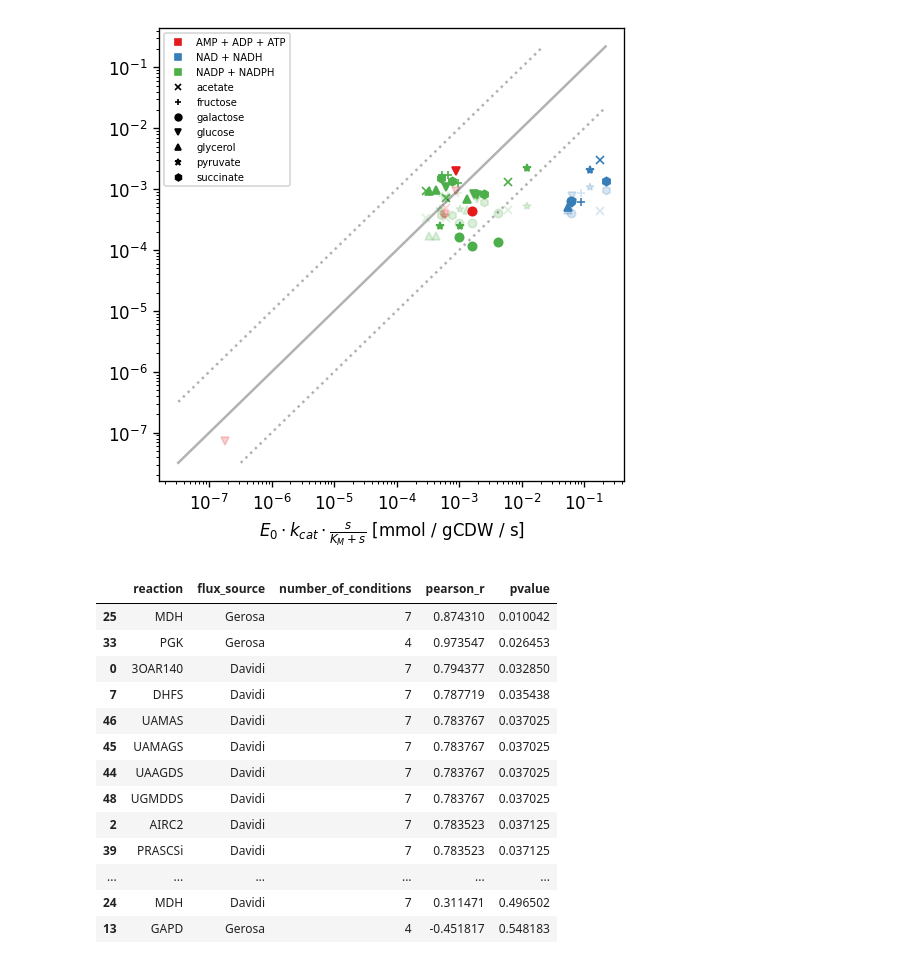
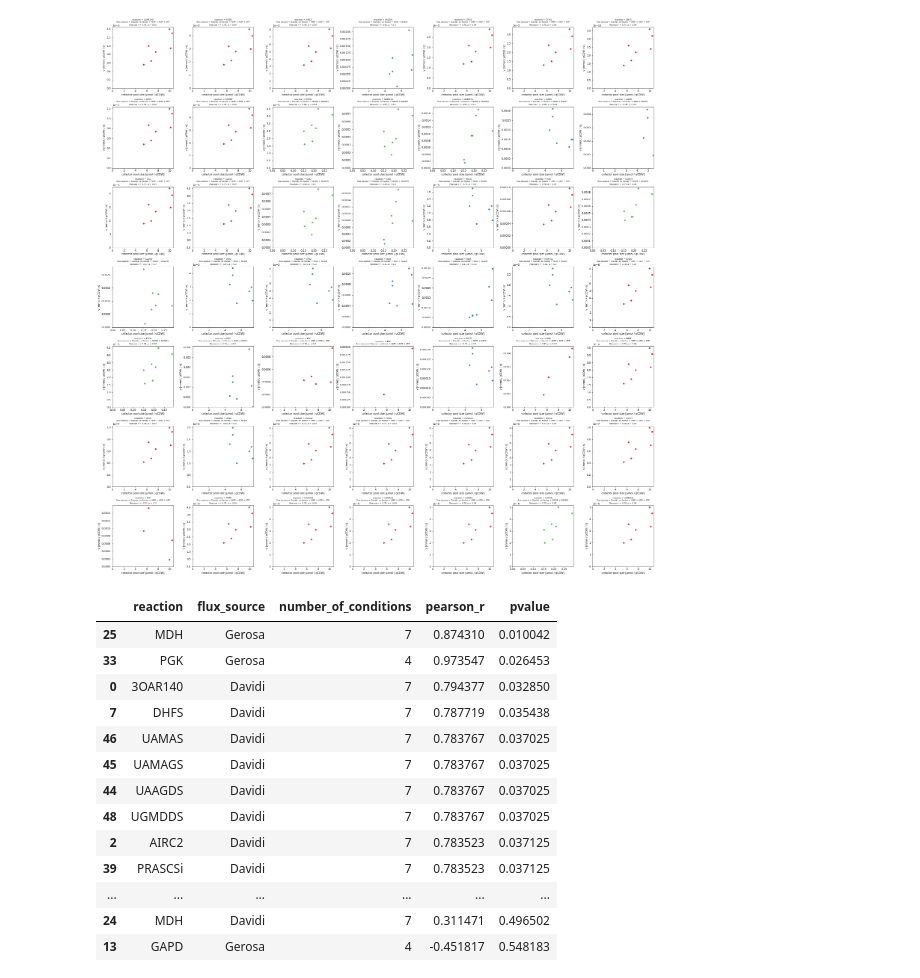
Before and after one commit to OSS-Lab/CoSubstrateDynamics, a Jupyter notebook: ecoli_validation/plot_flux_versus_bound.ipynb, the cells around one changed output. Saved outputs shown, nothing was run; the diff lists cells and outputs as text; code cells hidden in the pictures.

```diff
--- a/ecoli_validation/plot_flux_versus_bound.ipynb
+++ b/ecoli_validation/plot_flux_versus_bound.ipynb
@@ -131,36 +155,3 @@ fig1.savefig("res/flux_vs_vmax.pdf")
-# %%
-fig2, ax = plt.subplots(1, 1, figsize=(5, 5), dpi=120, sharey=True)
-saturation_df = joined_df[(~pd.isnull(joined_df.Km_uM)) & ~(pd.isnull(joined_df.metabolite_concentration_umol_per_gCDW))]
-
-_df = joined_df[(joined_df.flux_mmol_per_gCDW_sec > 0) & (~pd.isnull(joined_df.saturation))]
-_df.insert(0, "x", _df.saturation.apply(lambda x: x.nominal_value) * _df.kcat_x_adunbance_mmol_per_gCDW_sec)
-_df.insert(1, "y", _df.flux_mmol_per_gCDW_sec)
-
-for source, group_df in _df.groupby("flux_source"):
-    if source == "Gerosa":
-        alpha = 1
-    else:
-        alpha = 0.2
-    for row in group_df.itertuples():
-        marker = condition2marker[row.condition]
-        color = reaction2color[row.reaction]
-        ax.plot(row.x, row.y, marker=marker, markersize=5, color=color, alpha=alpha)
-
-ax.set_xlabel(r"$E_0 \cdot k_{cat} \cdot \frac{s}{K_M + s}$ [mmol / gCDW / s]")
-vmin = min(_df.x.min(), _df.y.min())
-vmax = max(_df.x.max(), _df.y.max())
-ax.plot([vmin, vmax], [vmin, vmax], "k-", alpha=0.3, label="upper bound")
-ax.plot([vmin, vmax/10], [vmin*10, vmax], "k:", alpha=0.3, label="x10 upper bound")
-ax.plot([vmin*10, vmax], [vmin, vmax/10], "k:", alpha=0.3, label="x0.1 upper bound")
-ax.set_xlim(vmin/2, vmax*2)
-ax.set_ylim(vmin/2, vmax*2)
-ax.set_xscale("log")
-ax.set_yscale("log")
-ax.legend(legend_elements, legend_labels, loc="upper left", fontsize=6)
-
-fig2.savefig("res/flux_vs_michaelis_menten.pdf")
-# %% [output]
-[figure, removed]
 # %%
 correlation_data = []
 
@@ -168,34 +159,36 @@ fig3, axs = plt.subplots(7, 7, figsize=(30, 30), dpi=50)
 
 for ax, ((reaction, source), group_df) in zip(axs.flat, joined_df[joined_df.flux_mmol_per_gCDW_sec > 0].groupby(["reaction", "flux_source"])):
 
     for row in group_df.itertuples():
-        marker = condition2marker[row.condition]
+        marker = "o"
         color = reaction2color[row.reaction]
         ax.plot(
             row.cofactor_concentration_umol_per_gCDW.nominal_value,
             row.flux_mmol_per_gCDW_sec,
             marker=marker,
             markersize=5,
             color=color
         )
 
     x = group_df.cofactor_concentration_umol_per_gCDW.apply(lambda x: x.nominal_value)
     y = group_df.flux_mmol_per_gCDW_sec
 
     title = f"reaction = {reaction}\nflux source = {source}, co-factor = {group_df.cycling_pool.iat[0]}"
     if group_df.shape[0] > 3:
         pearson_result = scipy.stats.pearsonr(x, y)
         title += f"\nPearson $r$ = {pearson_result.statistic:.2f}, $p$ = {pearson_result.pvalue:.1g}"
         correlation_data.append((reaction, source, group_df.shape[0], pearson_result.statistic, pearson_result.pvalue))
     else:
         correlation_data.append((reaction, source, group_df.shape[0], np.nan, np.nan))
     ax.set_title(title, fontsize=8)
     ax.set_xlabel("cofactor pool size [μmol / gCDW]")
     ax.set_xlim([0, None])
     ax.set_ylabel("v [mmol / gCDW / s]")
     ax.set_ylim([0, None])
 fig3.tight_layout()
 fig3.savefig("res/correlations.pdf")
+# %% [output]
+[figure, added]
 # %%
 correlation_df = pd.DataFrame(correlation_data, columns=["reaction", "flux_source", "number_of_conditions", "pearson_r", "pvalue"])
 correlation_df = correlation_df.sort_values("pvalue")
```
Also changed, not shown: parts of 1 cell of this notebook, 3 other files.
